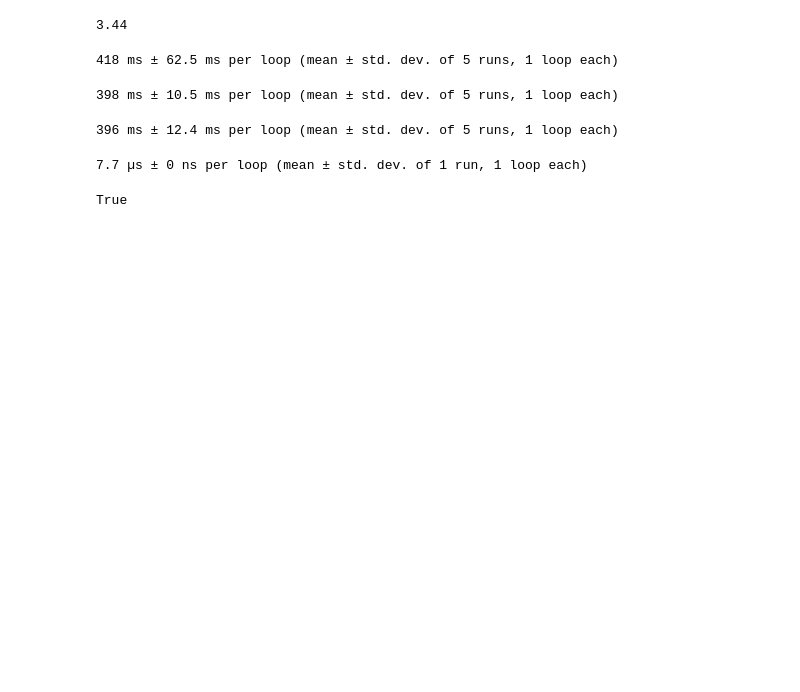
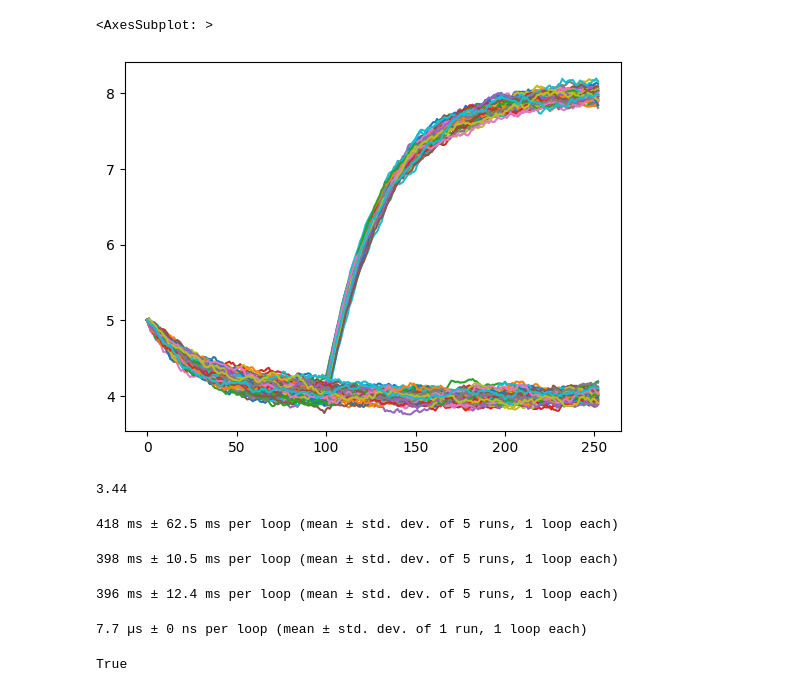
Before and after one commit to bbcho/risktools-dev, a Jupyter notebook: notebooks/simOUJ.ipynb, the cells around one changed output. Saved outputs shown, nothing was run; the diff lists cells and outputs as text; code cells hidden in the pictures; blank space fills up the shorter version.

```diff
--- a/notebooks/simOUJ.ipynb
+++ b/notebooks/simOUJ.ipynb
@@ -0,0 +11,24 @@
+# %%
+s0 = 5
+mu = 4
+theta = 8
+dt = 0.25
+T = 4
+sigma = 0.32
+
+
+mu = np.ones((252, 100)) * 4
+mu[100:, :50] = 8
+
+df = rt.simOU(
+    s0,
+    mu,
+    theta,
+    sigma,
+    T=1,
+    dt=1 / 252,
+    sims=100,
+    seed=12345,
+    log_price=False,
+    c=False,
+)
@@ -1 +56,6 @@
+# %%
+df.plot(legend=False)
+# %% [output]
+<AxesSubplot: >
+[figure, added]
 # %%
```
Also changed, not shown: parts of 6 cells of this notebook, 2 other files.
